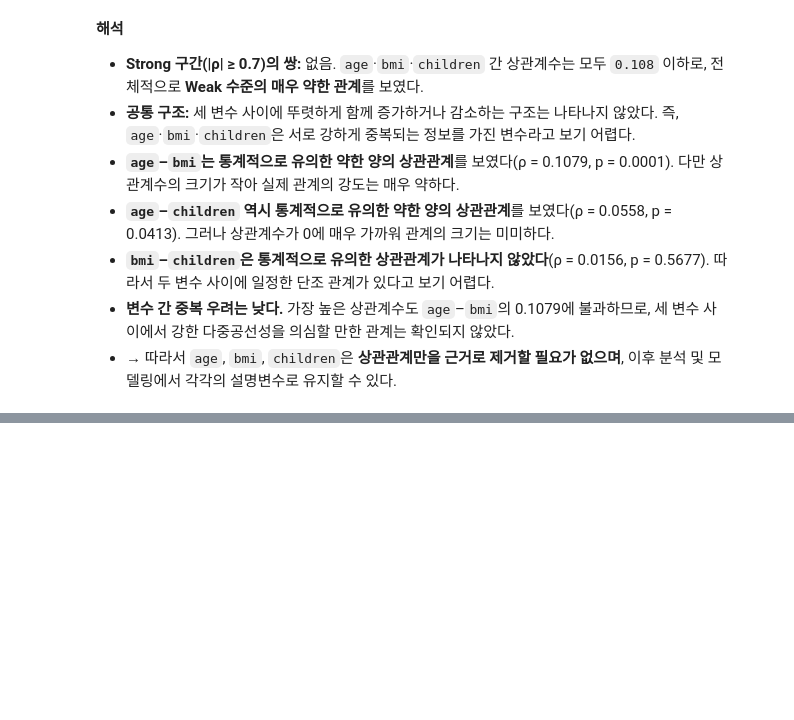
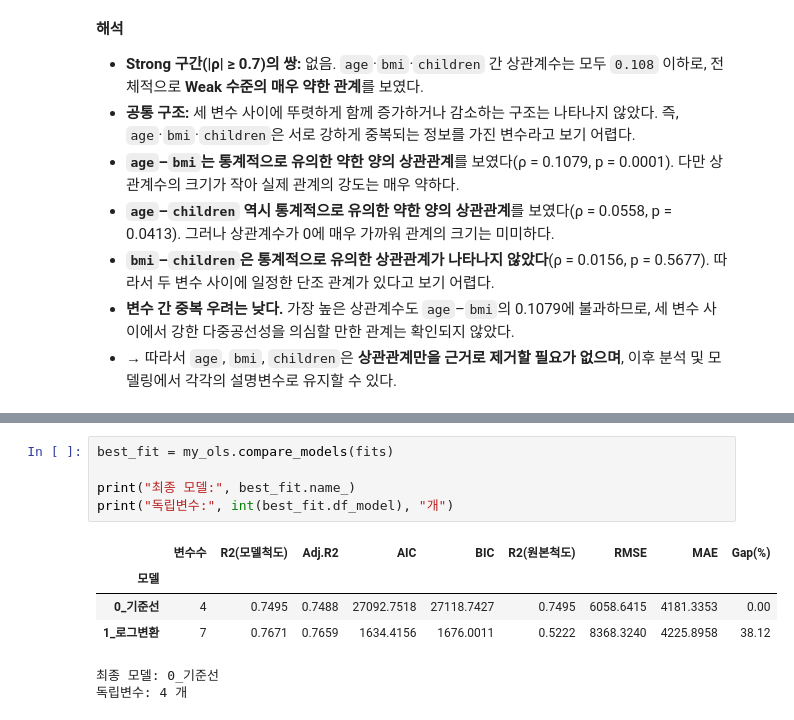
Before and after one commit to jihye-23/Data-Analysis-Portfolio, a Jupyter notebook: 02_[선형회귀]_보험료_결정요인/Insurance 보험료 분석.ipynb, the cells around one changed output, grey strips where cells are left out. Cells and saved outputs as stored; diff of their text form; blank space fills up the shorter version.

```diff
--- a/02_[선형회귀]_보험료_결정요인/Insurance 보험료 분석.ipynb
+++ b/02_[선형회귀]_보험료_결정요인/Insurance 보험료 분석.ipynb
@@ -818,0 +836,12 @@ my_stats.correlation_summary(corr)
+# %%
+best_fit = my_ols.compare_models(fits)
+
+print("최종 모델:", best_fit.name_)
+print("독립변수:", int(best_fit.df_model), "개")
+# %% [output]
+|  | 변수수 | R2(모델척도) | Adj.R2 | AIC | BIC | R2(원본척도) | RMSE | MAE | Gap(%) |
+| 모델 |  |  |  |  |  |  |  |  |  |
+| 0_기준선 | 4 | 0.7495 | 0.7488 | 27092.7518 | 27118.7427 | 0.7495 | 6058.6415 | 4181.3353 | 0.00 |
+| 1_로그변환 | 7 | 0.7671 | 0.7659 | 1634.4156 | 1676.0011 | 0.5222 | 8368.3240 | 4225.8958 | 38.12 |
+최종 모델: 0_기준선
+독립변수: 4 개
```
Also changed, not shown: parts of 35 cells of this notebook.
